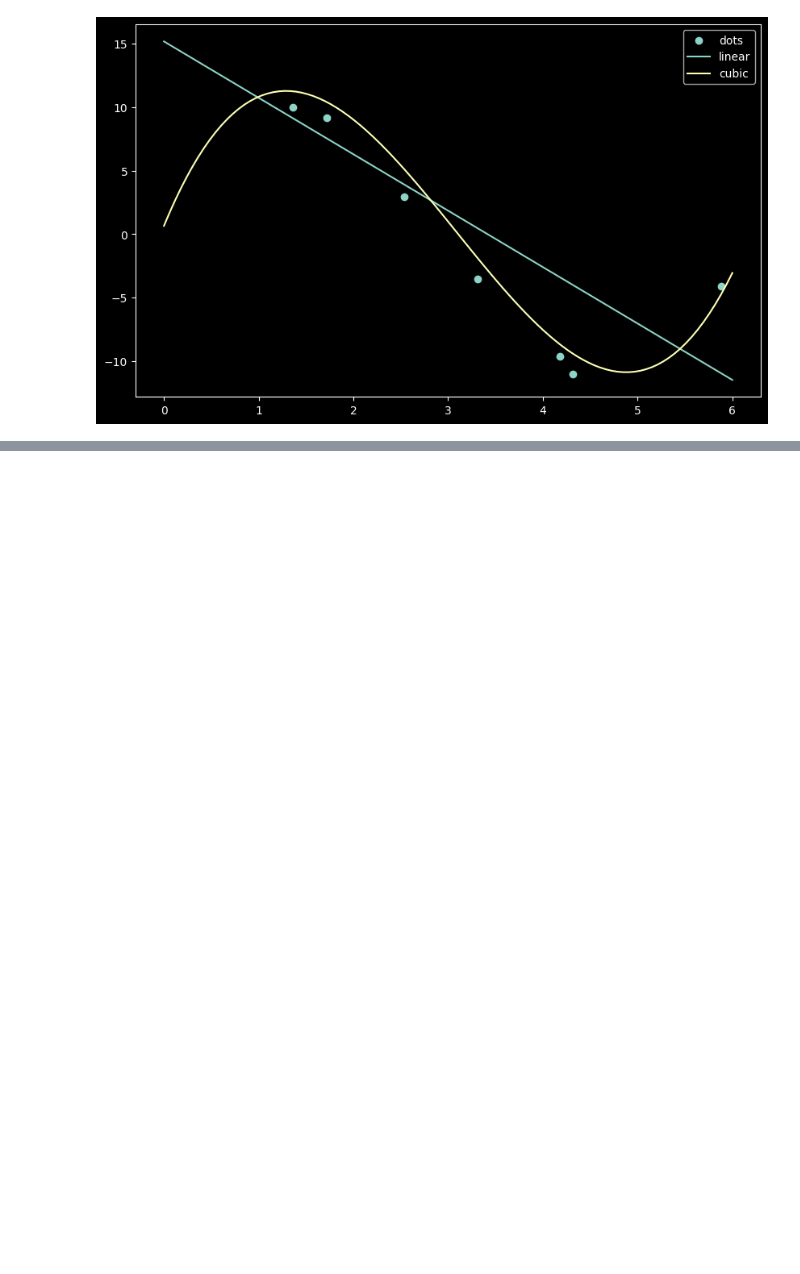
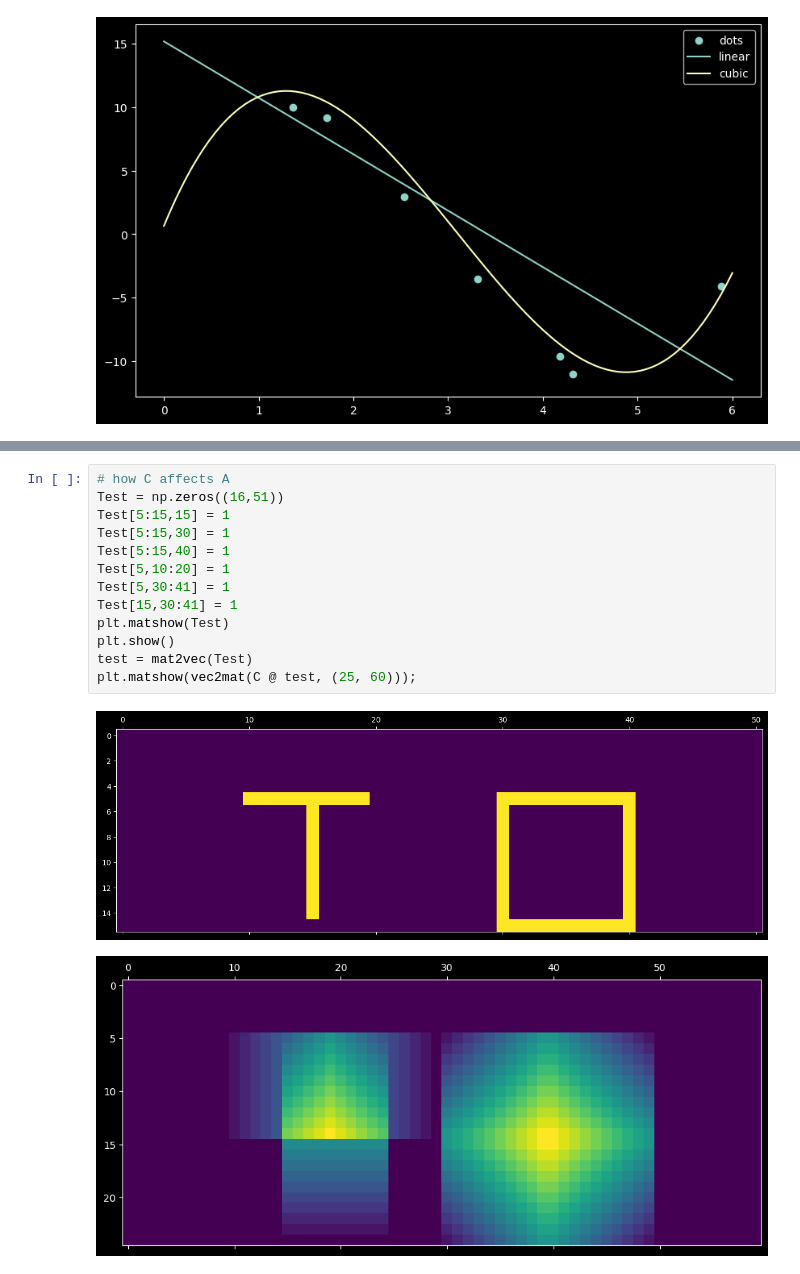
Before and after one commit to mrFendel/NumMethods, a Jupyter notebook: Hometasks/Assignment_3/tasks/Assignment_3.ipynb, the cells around one changed output, grey strips where cells are left out. Saved outputs shown, nothing was run; the diff lists cells and outputs as text; blank space fills up the shorter version.

```diff
--- a/Hometasks/Assignment_3/tasks/Assignment_3.ipynb
+++ b/Hometasks/Assignment_3/tasks/Assignment_3.ipynb
@@ -38,0 +57,16 @@ plt.show()
+# %%
+# how C affects A
+Test = np.zeros((16,51))
+Test[5:15,15] = 1
+Test[5:15,30] = 1
+Test[5:15,40] = 1
+Test[5,10:20] = 1
+Test[5,30:41] = 1
+Test[15,30:41] = 1
+plt.matshow(Test)
+plt.show()
+test = mat2vec(Test)
+plt.matshow(vec2mat(C @ test, (25, 60)));
+# %% [output]
+[figure, added]
+[figure, added]
```
Also changed, not shown: parts of 7 cells of this notebook.
